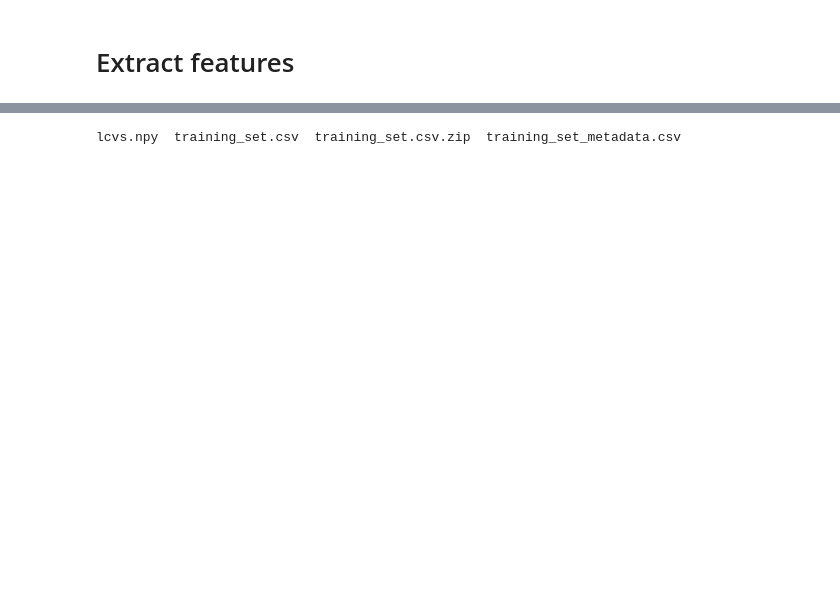
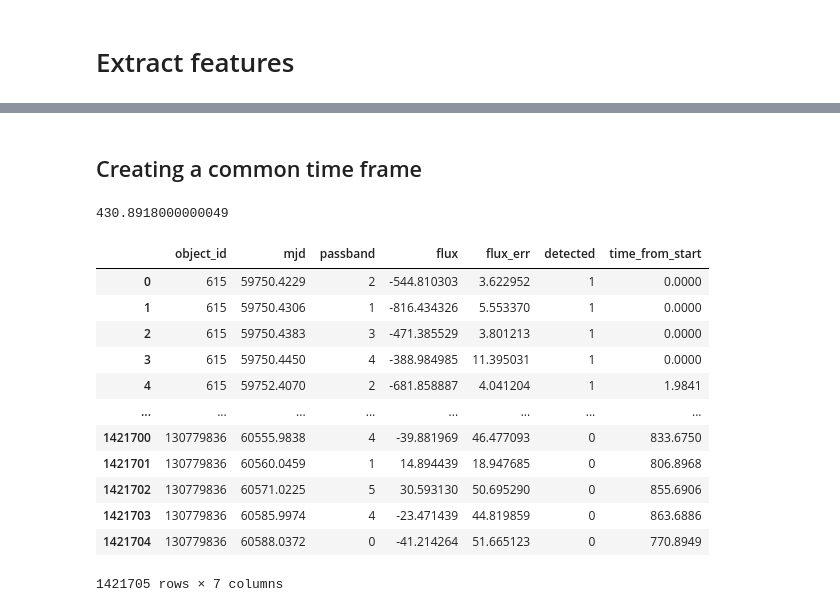
Before and after one commit to lifewinning/MLTSA22_IBurrington, a Jupyter notebook: HW8/HW8.ipynb, the cells around one changed output, grey strips where cells are left out. Saved outputs shown, nothing was run; the diff lists cells and outputs as text; code cells hidden in the pictures; blank space fills up the shorter version.

```diff
--- a/HW8/HW8.ipynb
+++ b/HW8/HW8.ipynb
@@ -92,4 +36,0 @@ So I think all we actually need to do here is standardize the data and save it a
-# %%
-lcvs['flux'] = (lcvs['flux'] - lcvs['flux'].mean()) / lcvs['flux'].std()
-# %%
-lcvs['flux_err'] = (lcvs['flux_err'] - lcvs['flux'].mean()) / lcvs['flux'].std()
@@ -122,4 +37,24 @@ np.save('lcvs.npy', lcvs_np)
-# %%
-ls
-# %% [output]
-lcvs.npy  training_set.csv  training_set.csv.zip  training_set_metadata.csv
+# %% [markdown]
+## Creating a common time frame
+# %%
+lcvs['time_from_start'] = lcvs.groupby(['object_id', 'passband'])[['mjd']].apply(lambda x: x - x.min())
+# %%
+lcvs['time_from_start'].median()
+# %% [output]
+430.8918000000049
+# %%
+lcvs
+# %% [output]
+|  | object_id | mjd | passband | flux | flux_err | detected | time_from_start |
+| 0 | 615 | 59750.4229 | 2 | -544.810303 | 3.622952 | 1 | 0.0000 |
+| 1 | 615 | 59750.4306 | 1 | -816.434326 | 5.553370 | 1 | 0.0000 |
+| 2 | 615 | 59750.4383 | 3 | -471.385529 | 3.801213 | 1 | 0.0000 |
+| 3 | 615 | 59750.4450 | 4 | -388.984985 | 11.395031 | 1 | 0.0000 |
+| 4 | 615 | 59752.4070 | 2 | -681.858887 | 4.041204 | 1 | 1.9841 |
+| ... | ... | ... | ... | ... | ... | ... | ... |
+| 1421700 | 130779836 | 60555.9838 | 4 | -39.881969 | 46.477093 | 0 | 833.6750 |
+| 1421701 | 130779836 | 60560.0459 | 1 | 14.894439 | 18.947685 | 0 | 806.8968 |
+| 1421702 | 130779836 | 60571.0225 | 5 | 30.593130 | 50.695290 | 0 | 855.6906 |
+| 1421703 | 130779836 | 60585.9974 | 4 | -23.471439 | 44.819859 | 0 | 863.6886 |
+| 1421704 | 130779836 | 60588.0372 | 0 | -41.214264 | 51.665123 | 0 | 770.8949 |
+1421705 rows × 7 columns
```
Also changed, not shown: parts of 36 cells of this notebook.
